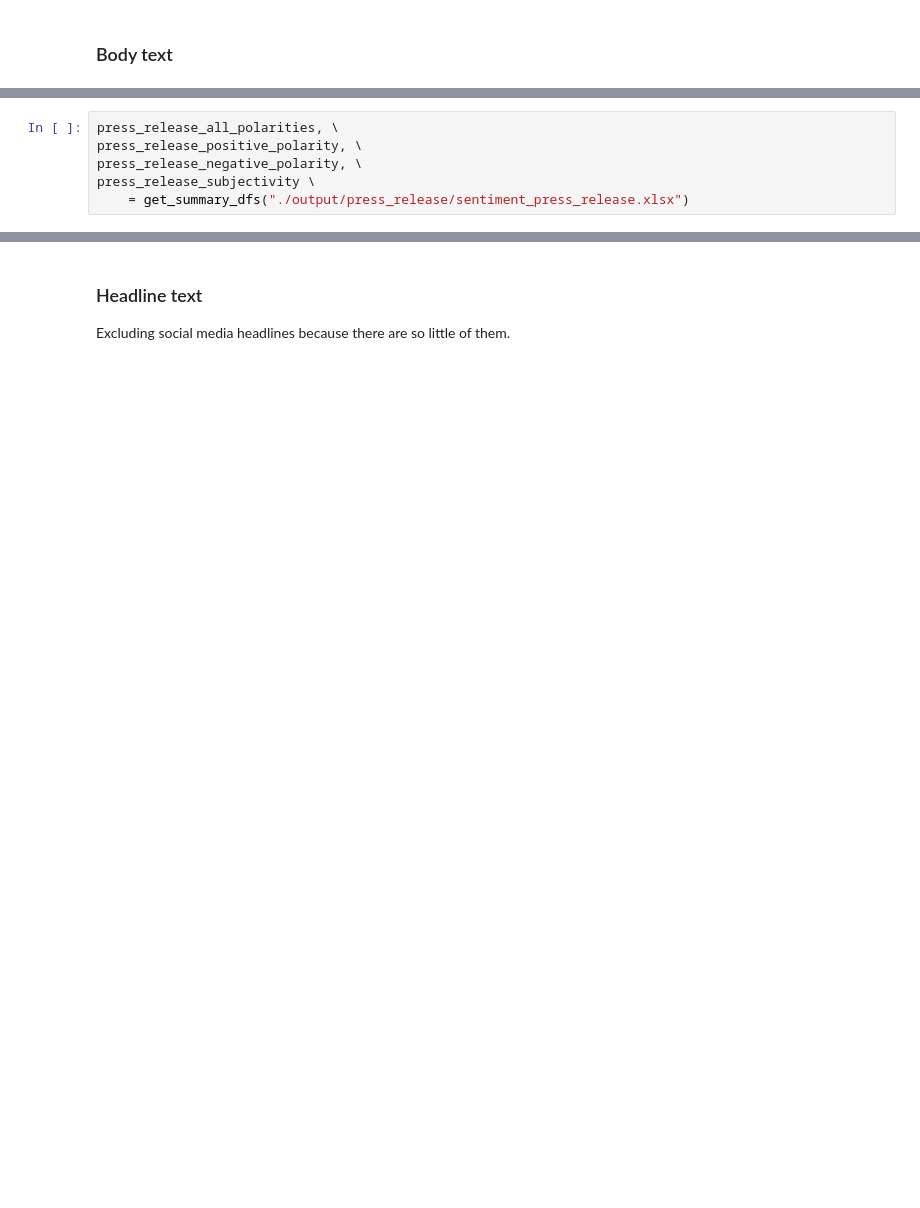
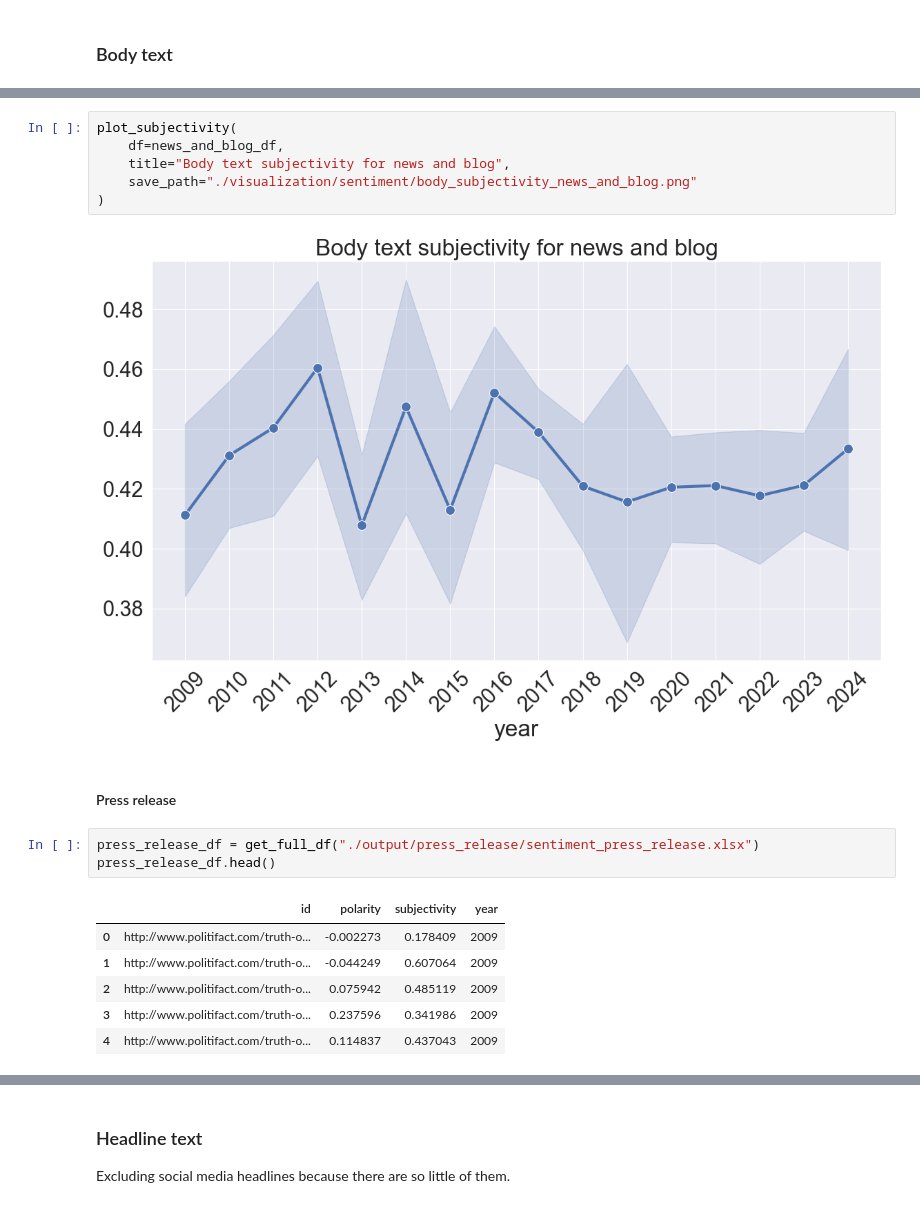
Before and after one commit to sfu-discourse-lab/fake_news_over_time, a Jupyter notebook: sentiment_trendlines.ipynb, the cells around one changed output, grey strips where cells are left out. Drawn from its saved outputs; the diff is of its cells as text; blank space fills up the shorter version.

```diff
--- a/sentiment_trendlines.ipynb
+++ b/sentiment_trendlines.ipynb
@@ -36,6 +118,20 @@ news_and_blog_subjectivity \
+# %%
+plot_subjectivity(
+    df=news_and_blog_df,
+    title="Body text subjectivity for news and blog",
+    save_path="./visualization/sentiment/body_subjectivity_news_and_blog.png"
+)
+# %% [output]
+[figure, added]
+# %% [markdown]
+#### Press release
 # %%
-press_release_all_polarities, \
-press_release_positive_polarity, \
-press_release_negative_polarity, \
-press_release_subjectivity \
-    = get_summary_dfs("./output/press_release/sentiment_press_release.xlsx")
+press_release_df = get_full_df("./output/press_release/sentiment_press_release.xlsx")
+press_release_df.head()
+# %% [output]
+|  | id | polarity | subjectivity | year |
+| 0 | http://www.politifact.com/truth-o... | -0.002273 | 0.178409 | 2009 |
+| 1 | http://www.politifact.com/truth-o... | -0.044249 | 0.607064 | 2009 |
+| 2 | http://www.politifact.com/truth-o... | 0.075942 | 0.485119 | 2009 |
+| 3 | http://www.politifact.com/truth-o... | 0.237596 | 0.341986 | 2009 |
+| 4 | http://www.politifact.com/truth-o... | 0.114837 | 0.437043 | 2009 |
```
Also changed, not shown: parts of 34 cells of this notebook, 16 other files.
